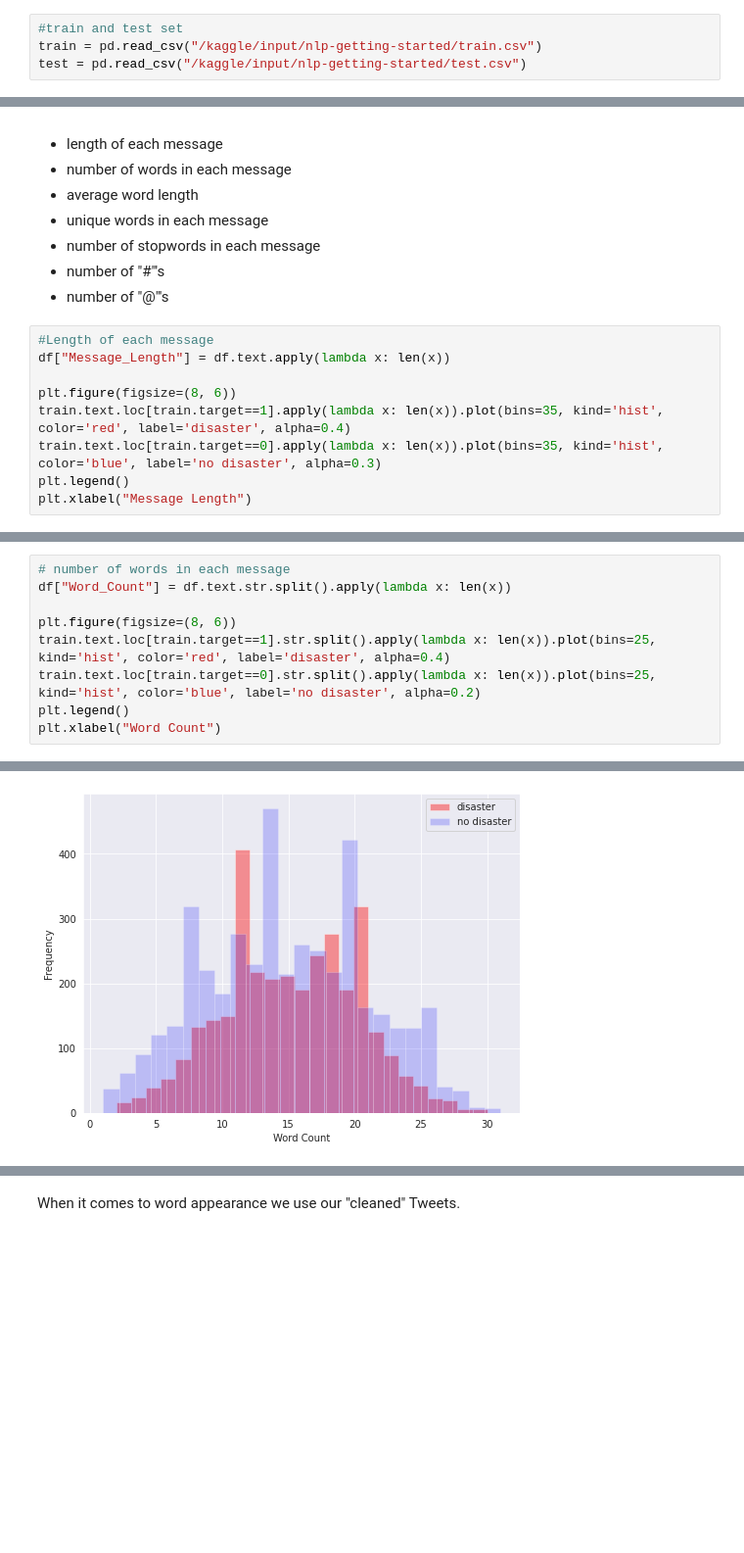
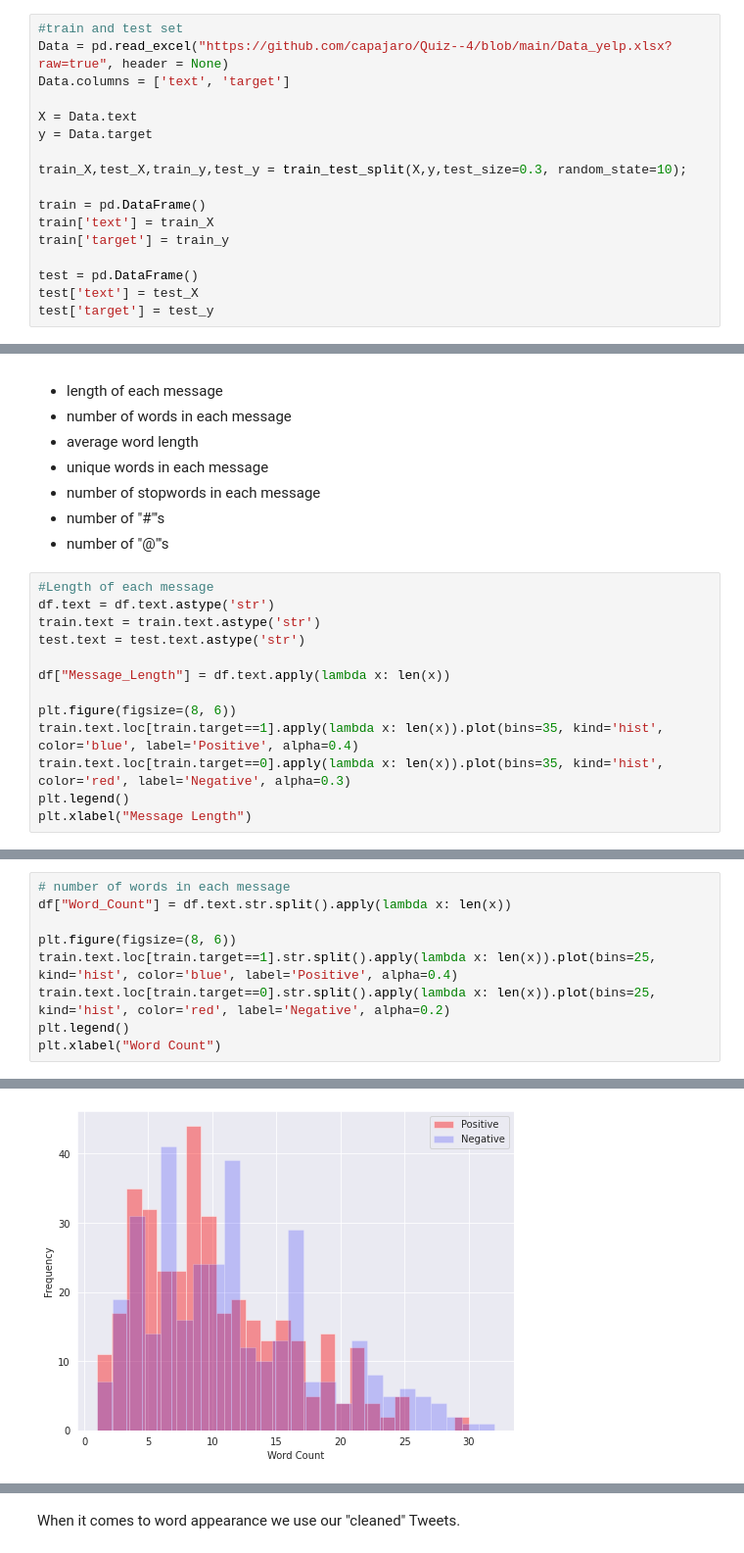
Before and after one commit to capajaro/Quiz--4, a Jupyter notebook: Base_Quiz_4.ipynb, the cells around one changed output, grey strips where cells are left out. Shown at 98% size. Cells and saved outputs as stored; diff of their text form; blank space fills up the shorter version.

```diff
--- a/Base_Quiz_4.ipynb
+++ b/Base_Quiz_4.ipynb
@@ -38,7 +31,20 @@ import seaborn as sns
 # %%
 #train and test set
-train = pd.read_csv("/kaggle/input/nlp-getting-started/train.csv")
-test = pd.read_csv("/kaggle/input/nlp-getting-started/test.csv")
+Data = pd.read_excel("https://github.com/capajaro/Quiz--4/blob/main/Data_yelp.xlsx?raw=true", header = None)
+Data.columns = ['text', 'target']
+
+X = Data.text
+y = Data.target
+
+train_X,test_X,train_y,test_y = train_test_split(X,y,test_size=0.3, random_state=10);
+
+train = pd.DataFrame()
+train['text'] = train_X
+train['target'] = train_y
+
+test = pd.DataFrame()
+test['text'] = test_X
+test['target'] = test_y
 # %% [markdown]
 # 1. First Look🔎
 # %% [markdown]
@@ -193,11 +147,15 @@ We will investigate:
 * number of "@"'s
 # %%
 #Length of each message
+df.text = df.text.astype('str')
+train.text = train.text.astype('str')
+test.text = test.text.astype('str')
+
 df["Message_Length"] = df.text.apply(lambda x: len(x))
 
 plt.figure(figsize=(8, 6))
-train.text.loc[train.target==1].apply(lambda x: len(x)).plot(bins=35, kind='hist', color='red', label='disaster', alpha=0.4)
-train.text.loc[train.target==0].apply(lambda x: len(x)).plot(bins=35, kind='hist', color='blue', label='no disaster', alpha=0.3)
+train.text.loc[train.target==1].apply(lambda x: len(x)).plot(bins=35, kind='hist', color='blue', label='Positive', alpha=0.4)
+train.text.loc[train.target==0].apply(lambda x: len(x)).plot(bins=35, kind='hist', color='red', label='Negative', alpha=0.3)
 plt.legend()
 plt.xlabel("Message Length")
 # %% [output]
@@ -206,15 +164,15 @@ Text(0.5, 0, 'Message Length')
 # %%
 # number of words in each message
 df["Word_Count"] = df.text.str.split().apply(lambda x: len(x))
 
 plt.figure(figsize=(8, 6))
-train.text.loc[train.target==1].str.split().apply(lambda x: len(x)).plot(bins=25, kind='hist', color='red', label='disaster', alpha=0.4)
-train.text.loc[train.target==0].str.split().apply(lambda x: len(x)).plot(bins=25, kind='hist', color='blue', label='no disaster', alpha=0.2)
+train.text.loc[train.target==1].str.split().apply(lambda x: len(x)).plot(bins=25, kind='hist', color='blue', label='Positive', alpha=0.4)
+train.text.loc[train.target==0].str.split().apply(lambda x: len(x)).plot(bins=25, kind='hist', color='red', label='Negative', alpha=0.2)
 plt.legend()
 plt.xlabel("Word Count")
 # %% [output]
 Text(0.5, 0, 'Word Count')
-[figure, old version]
+[figure, new version]
 # %%
 # average word length
 df["Avg_Word"] = df.text.str.split().apply(lambda x: [len(i) for i in x]).map(lambda x: np.mean(x))
```
Also changed, not shown: parts of 20 cells of this notebook.
